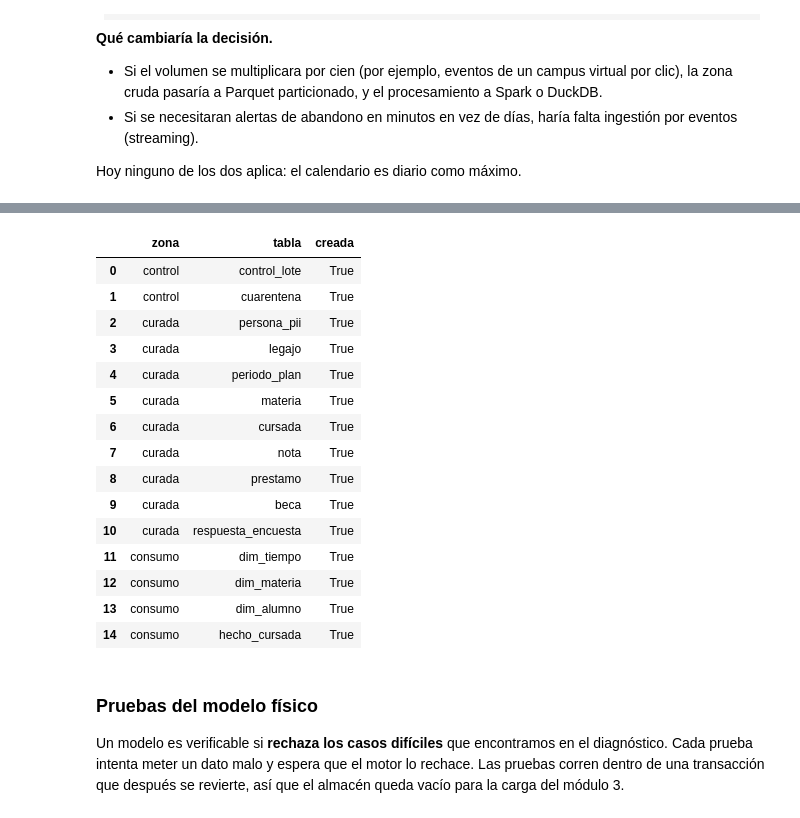
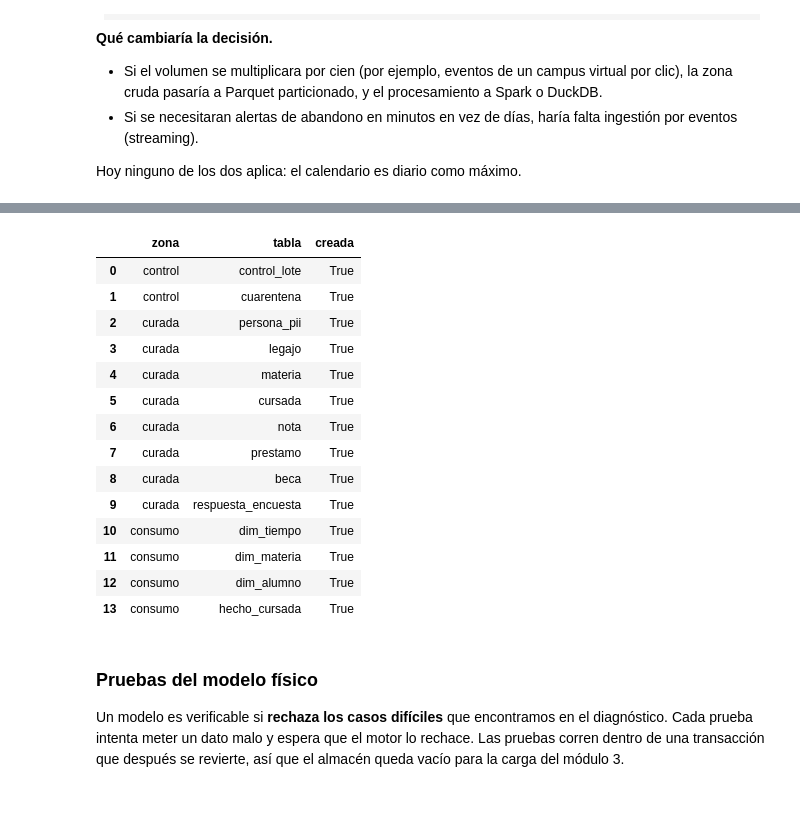
Before and after one commit to raschmatias/dh_arca, a Jupyter notebook: Data Engineer/06_uniandina/trabajo_final_uniandina.ipynb, the cells around one changed output, grey strips where cells are left out. Cells and saved outputs as stored; diff of their text form; code cells hidden in the pictures.

```diff
--- a/Data Engineer/06_uniandina/trabajo_final_uniandina.ipynb
+++ b/Data Engineer/06_uniandina/trabajo_final_uniandina.ipynb
@@ -447,7 +447,6 @@ DROP TABLE IF EXISTS beca;
 DROP TABLE IF EXISTS prestamo;
 DROP TABLE IF EXISTS nota;
 DROP TABLE IF EXISTS cursada;
-DROP TABLE IF EXISTS periodo_plan;
 DROP TABLE IF EXISTS legajo;
 DROP TABLE IF EXISTS persona_pii;
 DROP TABLE IF EXISTS materia;
@@ -464,7 +463,8 @@ CREATE TABLE control_lote (
     filas_leidas      INTEGER,
     filas_cargadas    INTEGER,
     filas_cuarentena  INTEGER,
-    estado            TEXT NOT NULL CHECK (estado IN ('en curso', 'ok', 'falló'))
+    estado            TEXT NOT NULL CHECK (estado IN ('en curso', 'ok', 'falló')),
+    detalle           TEXT                           -- qué pasó, sobre todo cuando falla
 );
 
 CREATE TABLE cuarentena (
@@ -493,15 +493,6 @@ CREATE TABLE legajo (                                -- equivalencias: una perso
     es_vigente  INTEGER NOT NULL CHECK (es_vigente IN (0, 1))
 );
 CREATE UNIQUE INDEX ux_legajo_un_vigente ON legajo (id_persona) WHERE es_vigente = 1;
-
-CREATE TABLE periodo_plan (                          -- historia del plan (fuente de la SCD 2)
-    id_persona    TEXT NOT NULL REFERENCES persona_pii (id_persona),
-    plan_estudio  TEXT NOT NULL,
-    valido_desde  TEXT NOT NULL,
-    valido_hasta  TEXT NOT NULL,
-    PRIMARY KEY (id_persona, valido_desde),
-    CHECK (valido_desde < valido_hasta)
-);
 
 CREATE TABLE materia (
     id_materia  TEXT PRIMARY KEY,
@@ -592,45 +583,44 @@ CREATE TABLE hecho_cursada (                         -- grano: persona × materi
     id_cursada   TEXT NOT NULL UNIQUE,               -- dimensión degenerada
     sk_alumno    INTEGER NOT NULL REFERENCES dim_alumno (sk_alumno),
     sk_materia   INTEGER NOT NULL REFERENCES dim_materia (sk_materia),
     sk_tiempo    INTEGER NOT NULL REFERENCES dim_tiempo (sk_tiempo),
     estado       TEXT NOT NULL CHECK (estado IN ('aprobada', 'desaprobada', 'abandonó')),
     nota         REAL CHECK (nota IS NULL OR nota BETWEEN 0 AND 10),
     aprobada     INTEGER NOT NULL CHECK (aprobada IN (0, 1)),
     ausente      INTEGER NOT NULL CHECK (ausente IN (0, 1)),
     fuente_nota  TEXT NOT NULL CHECK (fuente_nota IN ('acta', 'csv', 'sin nota')),
     id_lote      INTEGER REFERENCES control_lote (id_lote),
     UNIQUE (sk_alumno, sk_materia, sk_tiempo)
 );
 CREATE INDEX ix_hecho_tiempo  ON hecho_cursada (sk_tiempo);
 CREATE INDEX ix_hecho_materia ON hecho_cursada (sk_materia);
 """
 
 almacen = dwh()
 almacen.executescript(DDL)
 almacen.execute("PRAGMA foreign_keys = ON")
 
 zona = {"control": ["control_lote", "cuarentena"],
-        "curada": ["persona_pii", "legajo", "periodo_plan", "materia", "cursada", "nota", "prestamo", "beca", "respuesta_encuesta"],
+        "curada": ["persona_pii", "legajo", "materia", "cursada", "nota", "prestamo", "beca", "respuesta_encuesta"],
         "consumo": ["dim_tiempo", "dim_materia", "dim_alumno", "hecho_cursada"]}
 tablas = sql("SELECT name FROM sqlite_master WHERE type = 'table' ORDER BY name", base="dwh.db").name.tolist()
 pd.DataFrame([{"zona": z, "tabla": t, "creada": t in tablas} for z, ts in zona.items() for t in ts])
 # %% [output]
 |  | zona | tabla | creada |
 | 0 | control | control_lote | True |
 | 1 | control | cuarentena | True |
 | 2 | curada | persona_pii | True |
 | 3 | curada | legajo | True |
-| 4 | curada | periodo_plan | True |
-| 5 | curada | materia | True |
-| 6 | curada | cursada | True |
-| 7 | curada | nota | True |
-| 8 | curada | prestamo | True |
-| 9 | curada | beca | True |
-| 10 | curada | respuesta_encuesta | True |
-| 11 | consumo | dim_tiempo | True |
-| 12 | consumo | dim_materia | True |
-| 13 | consumo | dim_alumno | True |
-| 14 | consumo | hecho_cursada | True |
+| 4 | curada | materia | True |
+| 5 | curada | cursada | True |
+| 6 | curada | nota | True |
+| 7 | curada | prestamo | True |
+| 8 | curada | beca | True |
+| 9 | curada | respuesta_encuesta | True |
+| 10 | consumo | dim_tiempo | True |
+| 11 | consumo | dim_materia | True |
+| 12 | consumo | dim_alumno | True |
+| 13 | consumo | hecho_cursada | True |
 # %% [markdown]
 ### Pruebas del modelo físico
 
```
Also changed, not shown: parts of 15 cells of this notebook.
